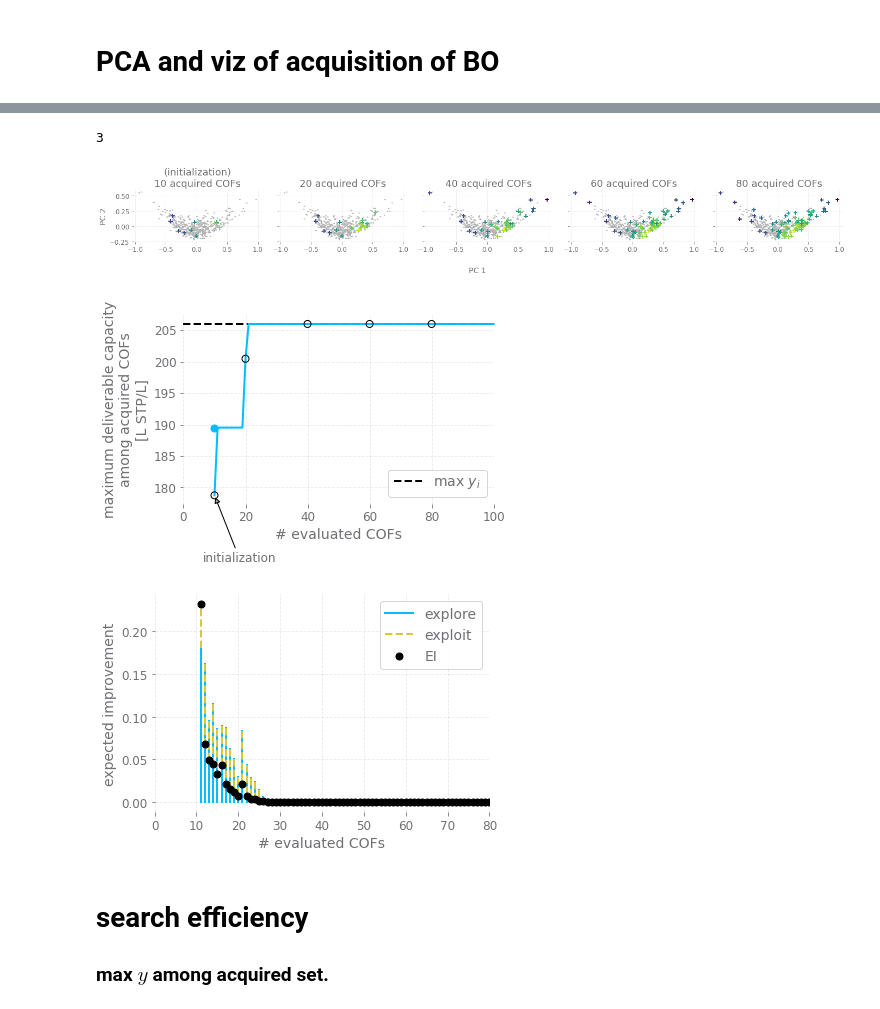
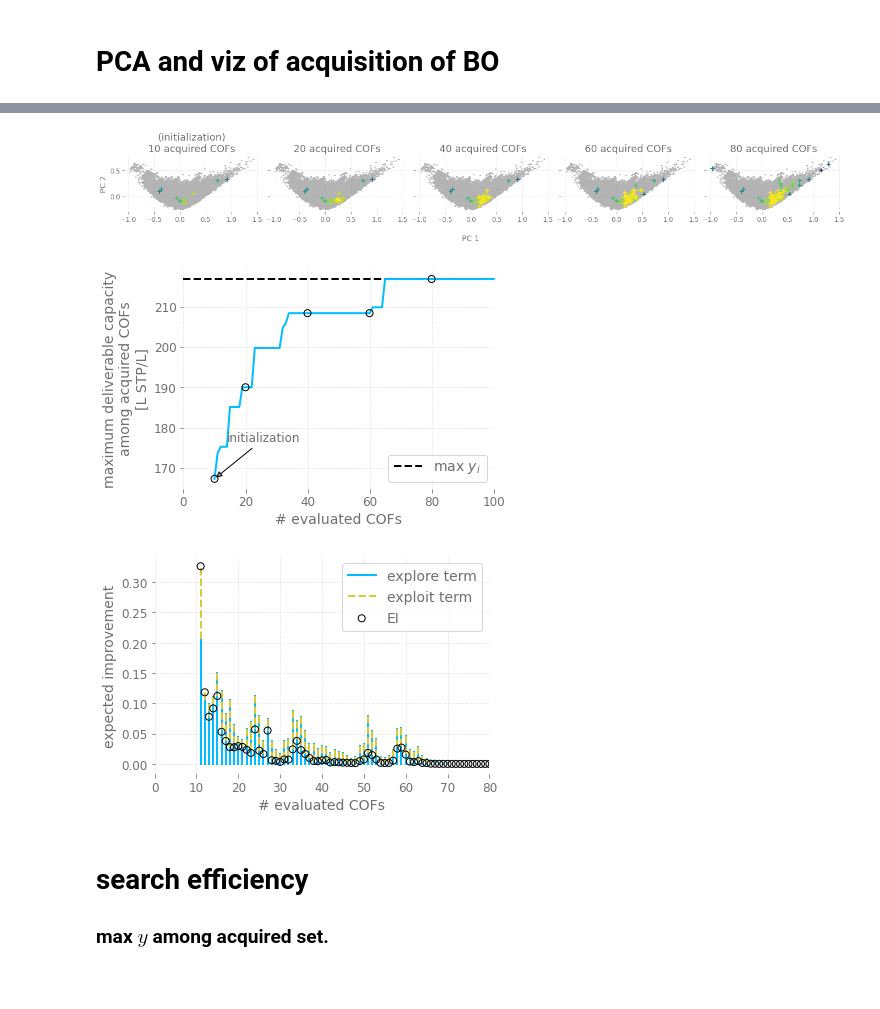
Before and after one commit to aryandeshwal/BO_of_COFs, a Jupyter notebook: new/viz.ipynb, the cells around one changed output, grey strips where cells are left out. Drawn from its saved outputs; the diff is of its cells as text; code cells hidden in the pictures; blank space fills up the shorter version.

```diff
--- a/new/viz.ipynb
+++ b/new/viz.ipynb
@@ -104,40 +94,36 @@ plt.savefig('feature_space_colored_by_DC.pdf')
-# %%
-len(bo_res['ids_acquired'][0][:3])
-# %% [output]
-3
 # %%
-which_BO_run = 0
+which_BO_run = 1
 
 nb_acquired = [nb_COFs_initialization, 20, 40, 60, 80]
 max_y_seen = np.zeros(len(nb_acquired))
 fig, ax = plt.subplots(1, len(nb_acquired), sharey=True, sharex=True, figsize=[3*6.4, 4.8])
 # gray background
 for a in ax:
     a.set_aspect('equal', 'box')
     a.hexbin(X_2D[:, 0], X_2D[:, 1], C=0.3 * np.ones(nb_COFs), cmap="binary", vmin=0, vmax=1)
 
 for i in range(len(nb_acquired)):
     ids_acquired = bo_res['ids_acquired'][which_BO_run][:nb_acquired[i]]
     max_y_seen[i] = np.max(y[ids_acquired])
     assert len(ids_acquired) == nb_acquired[i]
     # use above colorbar to assign color!
     ax[i].scatter(X_2D[ids_acquired, 0], X_2D[ids_acquired, 1],
                   c=y[ids_acquired], marker="+", s=55, vmin=cb.vmin, vmax=cb.vmax)
     if i == 0:
         ax[i].set_title('(initialization)\n{} acquired COFs'.format(nb_acquired[i]))
     else:
         ax[i].set_title('{} acquired COFs'.format(nb_acquired[i]))
     ax[i].tick_params(axis='x')
 ax[0].set_ylabel('PC 2', fontsize=14)
 
 ax[2].tick_params(axis='y', labelsize=0)
 
 
 fig.text(0.5, 0.2, 'PC 1', ha='center')
 plt.tight_layout()
 plt.savefig("feature_space_acquired_COFs.pdf", bbox_inches="tight")
 # %% [output]
-[figure, old version]
+[figure, new version]
 # %%
 #search efficiency curve for this one.
 y_maxes_this_run = np.array(
@@ -147,14 +133,14 @@ y_maxes_this_run[:nb_COFs_initialization-1] = np.NaN
 
 plt.figure()
 plt.plot(range(1, 101), y_maxes_this_run, color=search_to_color['BO'], clip_on=False)
-plt.scatter(nb_COFs_initialization, y_maxes_this_run[nb_COFs_initialization], color=search_to_color['BO'], marker="o")
+# plt.scatter(nb_COFs_initialization, y_maxes_this_run[nb_COFs_initialization-1], color=search_to_color['BO'], marker="o")
 plt.scatter(nb_acquired, max_y_seen, edgecolor="k", facecolor="None", zorder=100)
 plt.xlabel('# evaluated COFs')
 plt.ylabel('maximum deliverable capacity\namong acquired COFs\n[L STP/L]')
 plt.annotate("initialization",
              xy=(nb_acquired[0], max_y_seen[0]),
              xycoords='data',
-             xytext=(nb_acquired[0]+8, max_y_seen[0]-10),
+             xytext=(nb_acquired[0]+16, max_y_seen[0]+10),
              textcoords='data',
              size=12, va="center", ha="center",
              arrowprops=dict(arrowstyle="-|>",
@@ -169,7 +155,7 @@ plt.legend()
 plt.tight_layout()
 plt.savefig("search_efficiency_for_specific_acquisition_run.pdf")
 # %% [output]
-[figure, old version]
+[figure, new version]
 # %%
 # explore vs exploit
 explore_exploit_acquisition_terms = bo_res['explore_exploit_balance'][which_BO_run]
@@ -184,14 +170,14 @@ plt.ylabel('expected improvement')
 for i in range(nb_iterations):
     plt.plot([i+1, i+1], [0, explore_term[i]], color="C0")
     plt.plot([i+1, i+1], [explore_term[i], explore_term[i] + exploit_term[i]], color="C1", linestyle="--")
-plt.plot([], [], color="C0", label="explore")
-plt.plot([], [], color="C1", label="exploit", linestyle="--")
-plt.scatter(np.arange(1, nb_iterations+1), explore_term + exploit_term, color="k", label="EI", zorder=100)
+plt.plot([], [], color="C0", label="explore term")
+plt.plot([], [], color="C1", label="exploit term", linestyle="--")
+plt.scatter(np.arange(1, nb_iterations+1), explore_term + exploit_term, edgecolor="k", label="EI", zorder=100, facecolor="None")
 plt.legend()
 plt.xlim([0, 80])
 plt.savefig("explore_exploit_balance.pdf", format="pdf")
 # %% [output]
-[figure, old version]
+[figure, new version]
 # %% [markdown]
 # search efficiency
 ### max $y$ among acquired set.
```
Also changed, not shown: parts of 18 cells of this notebook, 1 other file.
